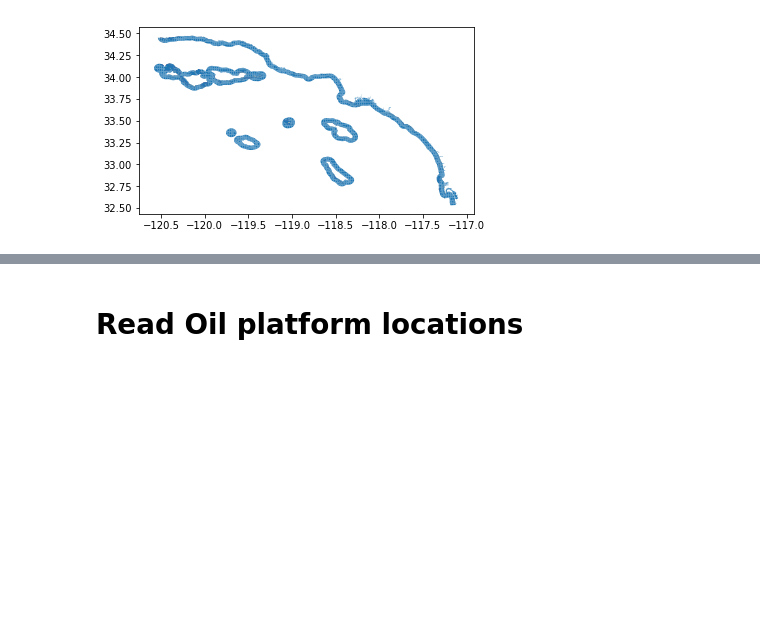
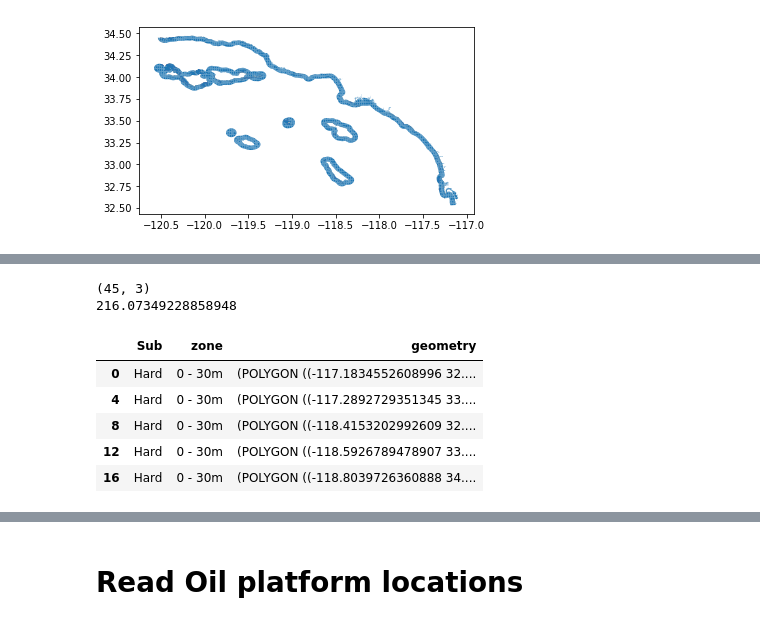
Before and after one commit to UCB-MIDS/Kelp-Capstone, a Jupyter notebook: pipeline/read_data.ipynb, the cells around one changed output, grey strips where cells are left out. Cells and saved outputs as stored; diff of their text form; code cells hidden in the pictures; blank space fills up the shorter version.

Commit message:
added new substrate file

```diff
--- a/pipeline/read_data.ipynb
+++ b/pipeline/read_data.ipynb
@@ -1028,7 +1029,12 @@ HAB_SCSR_PredictedSubstrateWDepth.shp
 [figure]
 # %%
 #new substrate file from dfw
+t0 = time()
 ca_substrate = gpd.read_file('../../data/substrate/CA_predicted_substrate/HAB_CA_PredictedSubstrate_WZ.shp')
-ca_substrate.head()
+ca_substrate_sub = ca_substrate[ca_substrate['zone'] == '0 - 30m']
+print(ca_substrate.head())
+print(time()-t0)
+stop
 ca_substrate = ca_substrate.set_geometry('geometry').to_crs({'init':'epsg:4326'})
+ca_substrate = ca
 # %% [output]
@@ -1060,0 +1059,16 @@ ca_substrate.iloc[51:100,:]
+# %%
+t0 = time()
+ca_substrate_sub.drop(['X','Y','Sub_Depth','Shape_Leng','Shape_Area'], axis=1, inplace=True)
+ca_substrate_sub = ca_substrate_sub.set_geometry('geometry').to_crs({'init':'epsg:4326'})
+print(ca_substrate_sub.shape)
+print(time()-t0)
+ca_substrate_sub.head()
+# %% [output]
+(45, 3)
+216.07349228858948
+|  | Sub | zone | geometry |
+| 0 | Hard | 0 - 30m | (POLYGON ((-117.1834552608996 32.... |
+| 4 | Hard | 0 - 30m | (POLYGON ((-117.2892729351345 33.... |
+| 8 | Hard | 0 - 30m | (POLYGON ((-118.4153202992609 32.... |
+| 12 | Hard | 0 - 30m | (POLYGON ((-118.5926789478907 33.... |
+| 16 | Hard | 0 - 30m | (POLYGON ((-118.8039726360888 34.... |
```
Also changed, not shown: parts of 8 cells of this notebook, 1 other file.
